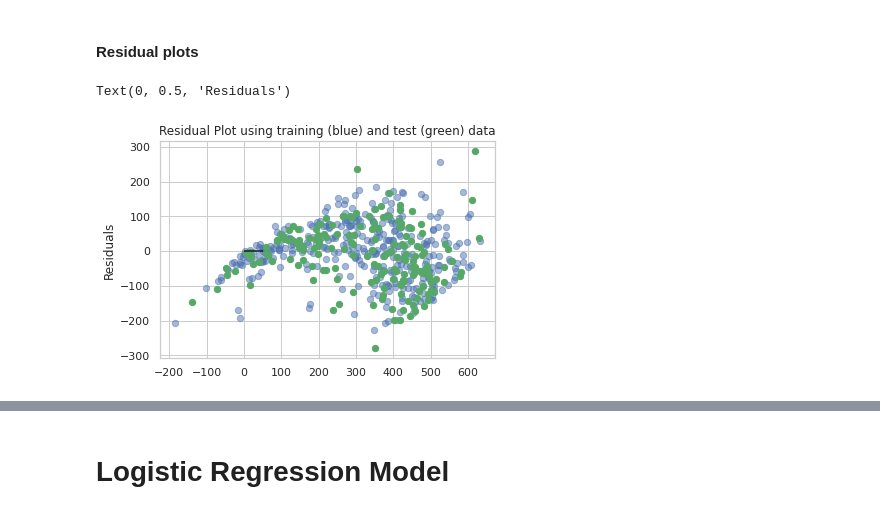
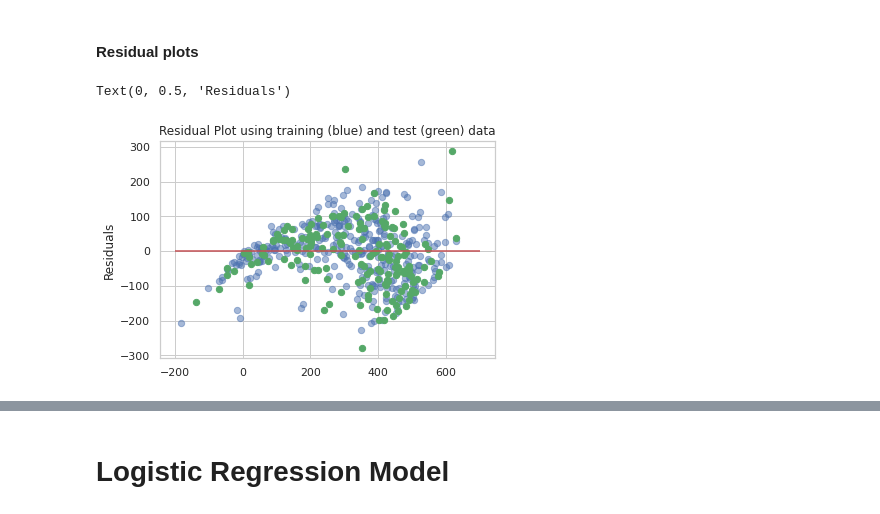
Before and after one commit to dli10/college-rankings-forbes-2019, a Jupyter notebook: PredictRankings.ipynb, the cells around one changed output, grey strips where cells are left out. Drawn from its saved outputs; the diff is of its cells as text; code cells hidden in the pictures.

```diff
--- a/PredictRankings.ipynb
+++ b/PredictRankings.ipynb
@@ -43,5 +43,9 @@ forbesraw.shape
 # %%
 # Print column names
 print(forbesraw.columns)
+
+# Replace spaces in names with underscores
+forbesraw.columns = forbesraw.columns.str.replace(' ', '_')
+print(forbesraw.columns)
 # %% [output]
 Index(['Rank', 'Name', 'City', 'State', 'Public/Private',
@@ -501,9 +512,9 @@ Fit a model X_train, and calculate MSE with X_test, Y_test: 7600.909294395823
 # %%
 plt.scatter(lm.predict(X_train), lm.predict(X_train) - Y_train, c='b', s=40, alpha=0.5)
 plt.scatter(lm.predict(X_test), lm.predict(X_test) - Y_test, c='g', s=40)
-plt.hlines(y = 0, xmin=0, xmax = 50)
+plt.hlines(y = 0, xmin=-200, xmax = 700, colors = 'r')
 plt.title('Residual Plot using training (blue) and test (green) data')
 plt.ylabel('Residuals')
 # %% [output]
 Text(0, 0.5, 'Residuals')
-[figure, old version]
+[figure, new version]
```
Also changed, not shown: parts of 52 cells of this notebook.
